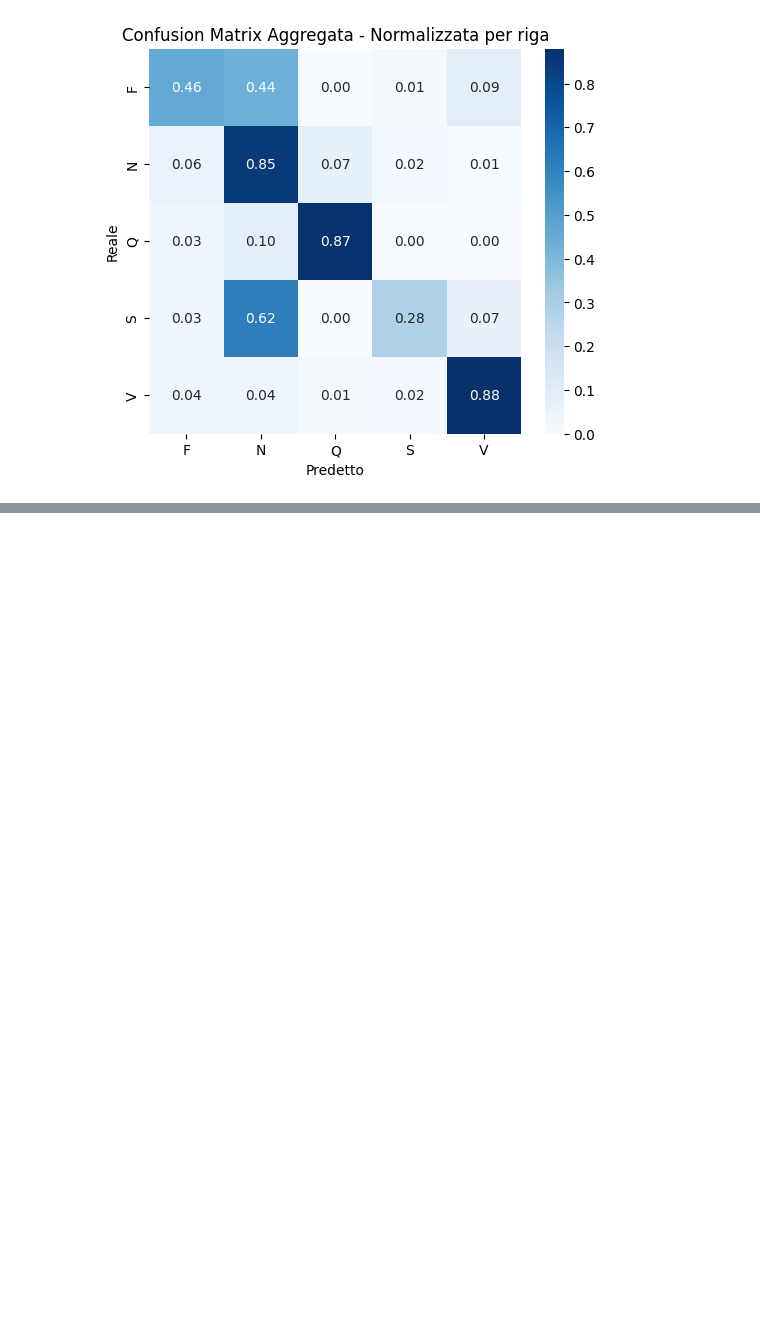
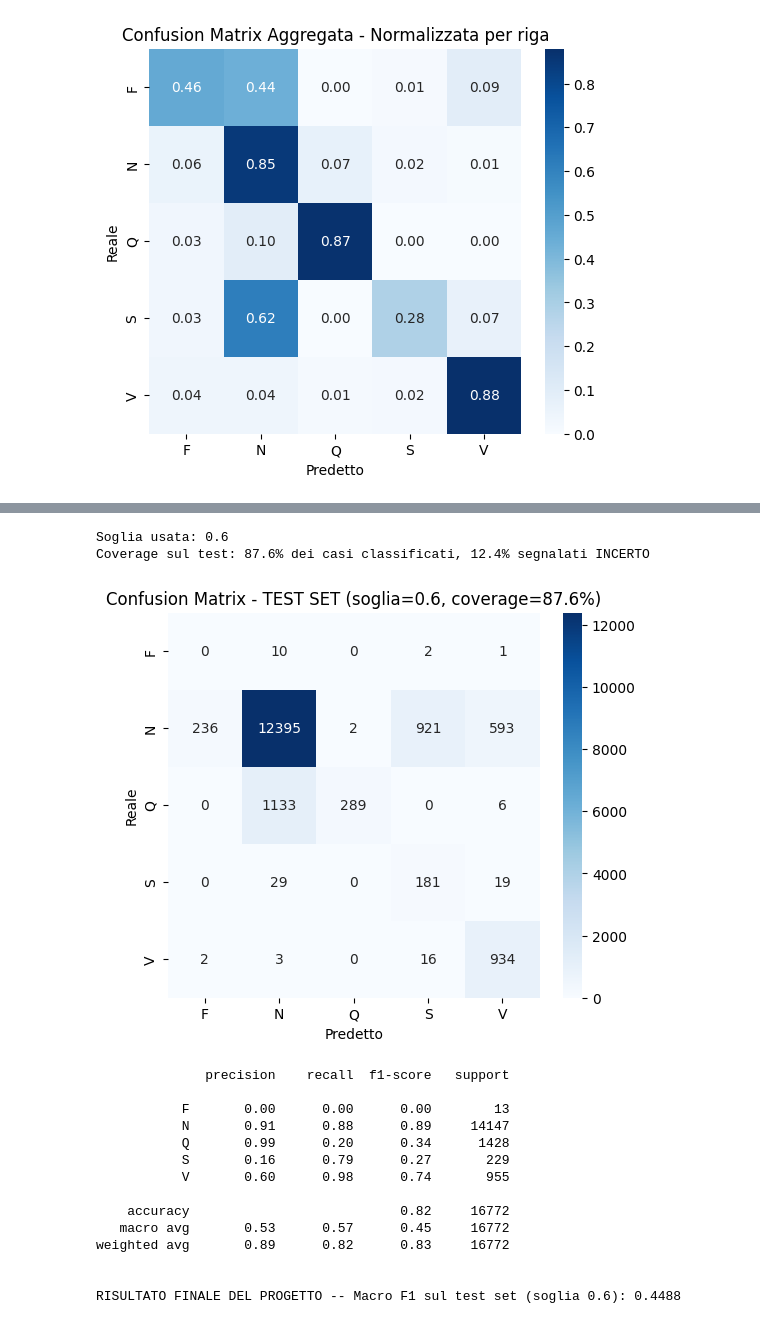
Before and after one commit to Michele-Bufis/ECG-Arrhythmia-Classification-with-1D-CNN, a Jupyter notebook: ClassificazionePatologieECGconCNNEmbedded.ipynb, the cells around one changed output, grey strips where cells are left out. Cells and saved outputs as stored; diff of their text form; code cells hidden in the pictures; blank space fills up the shorter version.

Commit message:
Modello finale, non ancora soddisfacente

```diff
--- a/ClassificazionePatologieECGconCNNEmbedded.ipynb
+++ b/ClassificazionePatologieECGconCNNEmbedded.ipynb
@@ -435,0 +662,14 @@ plt.show()
+# %%
+def predici_con_soglia(model, X_input_list, soglia_confidenza, int_to_classe):
+    probabilita = model.predict(X_input_list, verbose=0)
+    classe_predetta = np.argmax(probabilita, axis=1)
+    confidenza_massima = np.max(probabilita, axis=1)
+
+    predizioni_finali = []
+    for classe, conf in zip(classe_predetta, confidenza_massima):
+        if conf >= soglia_confidenza:
+            predizioni_finali.append(int_to_classe[classe])
+        else:
+            predizioni_finali.append('INCERTO')
+
+    return np.array(predizioni_finali), confidenza_massima, classe_predetta
@@ -435,0 +726,49 @@ plt.show()
+# %%
+SOGLIA_SCELTA = 0.6  # AGGIORNA in base alla Sezione 7 prima di eseguire
+
+from sklearn.metrics import confusion_matrix, classification_report
+import seaborn as sns
+
+pred_test_soglia, conf_test, pred_test_grezza = predici_con_soglia(
+    model_finale, [X_test, rr_test_norm], SOGLIA_SCELTA, int_to_classe
+)
+
+coverage_test = (pred_test_soglia != 'INCERTO').mean()
+print(f'Soglia usata: {SOGLIA_SCELTA}')
+print(f'Coverage sul test: {coverage_test:.1%} dei casi classificati, {1-coverage_test:.1%} segnalati INCERTO')
+
+# Valutazione sui soli casi confidenti (esclude 'INCERTO')
+mask_confidenti_test = pred_test_soglia != 'INCERTO'
+y_test_confidenti = y_test[mask_confidenti_test]
+pred_test_confidenti_int = pred_test_grezza[mask_confidenti_test]
+
+nomi_classi = [int_to_classe[i] for i in range(num_classi)]
+cm_test = confusion_matrix(y_test_confidenti, pred_test_confidenti_int, labels=list(range(num_classi)))
+
+plt.figure(figsize=(6, 5))
+sns.heatmap(cm_test, annot=True, fmt='d', xticklabels=nomi_classi, yticklabels=nomi_classi, cmap='Blues')
+plt.xlabel('Predetto'); plt.ylabel('Reale'); plt.title(f'Confusion Matrix - TEST SET (soglia={SOGLIA_SCELTA}, coverage={coverage_test:.1%})')
+plt.show()
+
+print(classification_report(y_test_confidenti, pred_test_confidenti_int, labels=list(range(num_classi)), target_names=nomi_classi, zero_division=0))
+
+print(f"\nRISULTATO FINALE DEL PROGETTO -- Macro F1 sul test set (soglia {SOGLIA_SCELTA}): "
+      f"{f1_score(y_test_confidenti, pred_test_confidenti_int, labels=list(range(num_classi)), average='macro', zero_division=0):.4f}")
+# %% [output]
+Soglia usata: 0.6
+Coverage sul test: 87.6% dei casi classificati, 12.4% segnalati INCERTO
+[figure, added]
+              precision    recall  f1-score   support
+
+           F       0.00      0.00      0.00        13
+           N       0.91      0.88      0.89     14147
+           Q       0.99      0.20      0.34      1428
+           S       0.16      0.79      0.27       229
+           V       0.60      0.98      0.74       955
+
+    accuracy                           0.82     16772
+   macro avg       0.53      0.57      0.45     16772
+weighted avg       0.89      0.82      0.83     16772
+
+
+RISULTATO FINALE DEL PROGETTO -- Macro F1 sul test set (soglia 0.6): 0.4488
```
Also changed, not shown: parts of 18 cells of this notebook.
